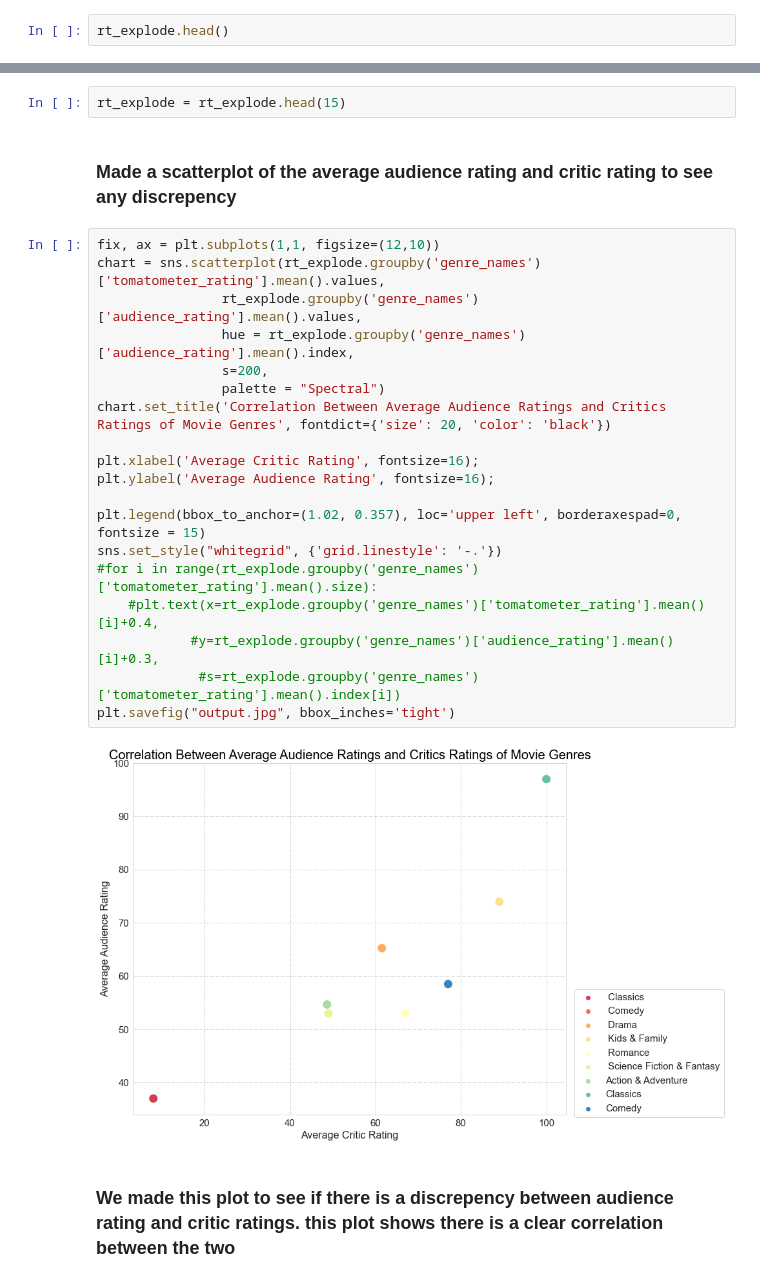
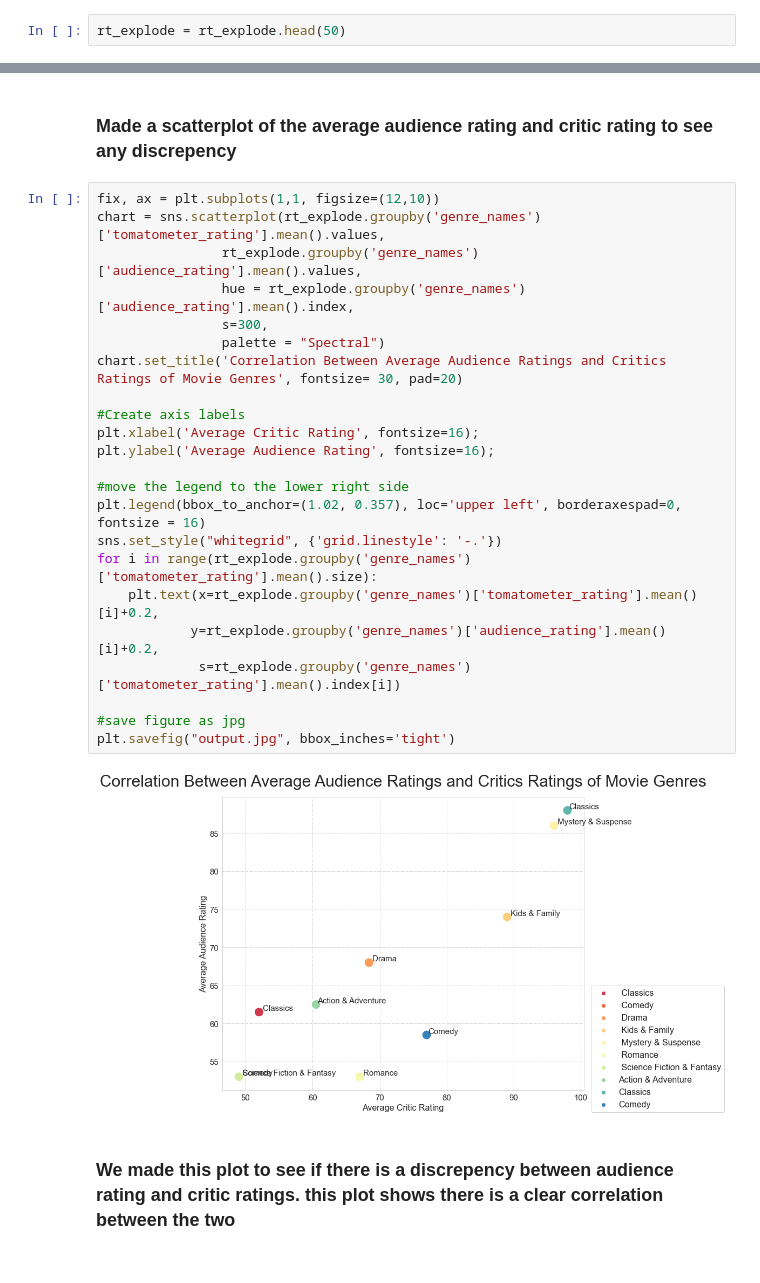
Before and after one commit to LaibahAshfaq/Microsoft-Movie-Analysis-Project, a Jupyter notebook: Final_Notebook.ipynb, the cells around one changed output, grey strips where cells are left out. Cells and saved outputs as stored; diff of their text form.

```diff
--- a/Final_Notebook.ipynb
+++ b/Final_Notebook.ipynb
@@ -254,2 +310,2 @@ Index(['rotten_tomatoes_link', 'movie_title', 'movie_info',
 # %%
-rt_explode.head()
+rt_explode = rt_explode.head(50)
@@ -284,28 +312,30 @@ Name: tomatometer_rating, dtype: float64
-# %%
-rt_explode = rt_explode.head(15)
 # %% [markdown]
 ### Made a scatterplot of the average audience rating and critic rating to see any discrepency
 # %%
 fix, ax = plt.subplots(1,1, figsize=(12,10))
 chart = sns.scatterplot(rt_explode.groupby('genre_names')['tomatometer_rating'].mean().values,
                 rt_explode.groupby('genre_names')['audience_rating'].mean().values,
                 hue = rt_explode.groupby('genre_names')['audience_rating'].mean().index,
-                s=200,
+                s=300,
                 palette = "Spectral")
-chart.set_title('Correlation Between Average Audience Ratings and Critics Ratings of Movie Genres', fontdict={'size': 20, 'color': 'black'})
+chart.set_title('Correlation Between Average Audience Ratings and Critics Ratings of Movie Genres', fontsize= 30, pad=20)
 
+#Create axis labels
 plt.xlabel('Average Critic Rating', fontsize=16);
 plt.ylabel('Average Audience Rating', fontsize=16);
 
-plt.legend(bbox_to_anchor=(1.02, 0.357), loc='upper left', borderaxespad=0, fontsize = 15)
+#move the legend to the lower right side
+plt.legend(bbox_to_anchor=(1.02, 0.357), loc='upper left', borderaxespad=0, fontsize = 16)
 sns.set_style("whitegrid", {'grid.linestyle': '-.'})
-#for i in range(rt_explode.groupby('genre_names')['tomatometer_rating'].mean().size):
-    #plt.text(x=rt_explode.groupby('genre_names')['tomatometer_rating'].mean()[i]+0.4,
-            #y=rt_explode.groupby('genre_names')['audience_rating'].mean()[i]+0.3,
-             #s=rt_explode.groupby('genre_names')['tomatometer_rating'].mean().index[i])
+for i in range(rt_explode.groupby('genre_names')['tomatometer_rating'].mean().size):
+    plt.text(x=rt_explode.groupby('genre_names')['tomatometer_rating'].mean()[i]+0.2,
+            y=rt_explode.groupby('genre_names')['audience_rating'].mean()[i]+0.2,
+             s=rt_explode.groupby('genre_names')['tomatometer_rating'].mean().index[i])
+
+#save figure as jpg
 plt.savefig("output.jpg", bbox_inches='tight')
 # %% [output]
-[figure, old version]
+[figure, new version]
 # %% [markdown]
 ### We made this plot to see if there is a discrepency between audience rating and critic ratings. this plot shows there is a clear correlation between the two
 # %% [markdown]
```
Also changed, not shown: parts of 63 cells of this notebook, 5 other files.
